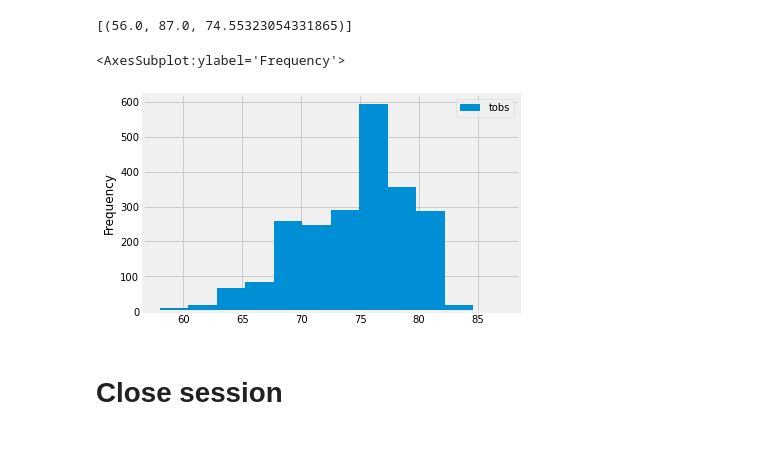
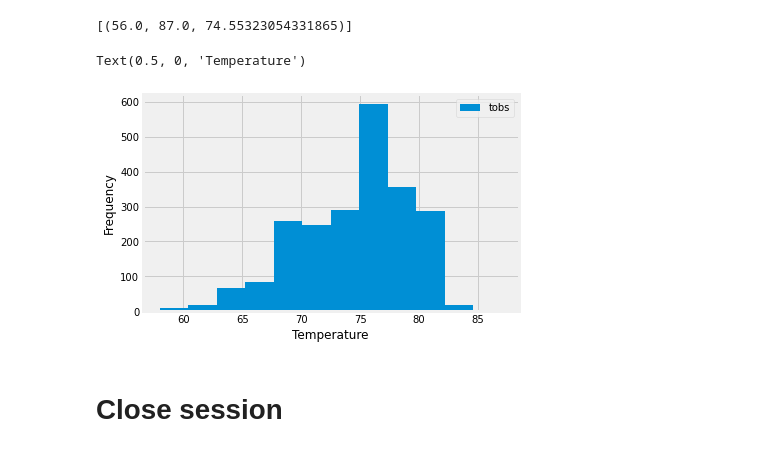
Before and after one commit to kieranmcaleer/sqlalchemy-challenge, a Jupyter notebook: climate_starter.ipynb, the cells around one changed output. Cells and saved outputs as stored; diff of their text form; code cells hidden in the pictures.

```diff
--- a/climate_starter.ipynb
+++ b/climate_starter.ipynb
@@ -126,14 +126,14 @@ low_and_high
 # %%
 # Using the most active station id
 # Query the last 12 months of temperature observation data for this station and plot the results as a histogram
 temp_one_year = session.query(Measurement.date, Measurement.tobs).filter(Measurement.date.between(year_ago,date[0])).all()
 temp_one_year_df = pd.DataFrame().from_records(temp_one_year, columns =['date', 'tobs'])
 
 temp_one_year_df.plot.hist(bins=12)
-plt.xlabel
+plt.xlabel("Temperature")
 # %% [output]
-<AxesSubplot:ylabel='Frequency'>
+Text(0.5, 0, 'Temperature')
-[figure, old version]
+[figure, new version]
 # %% [markdown]
 # Close session
 # %%
```
Also changed, not shown: 1 other file.
